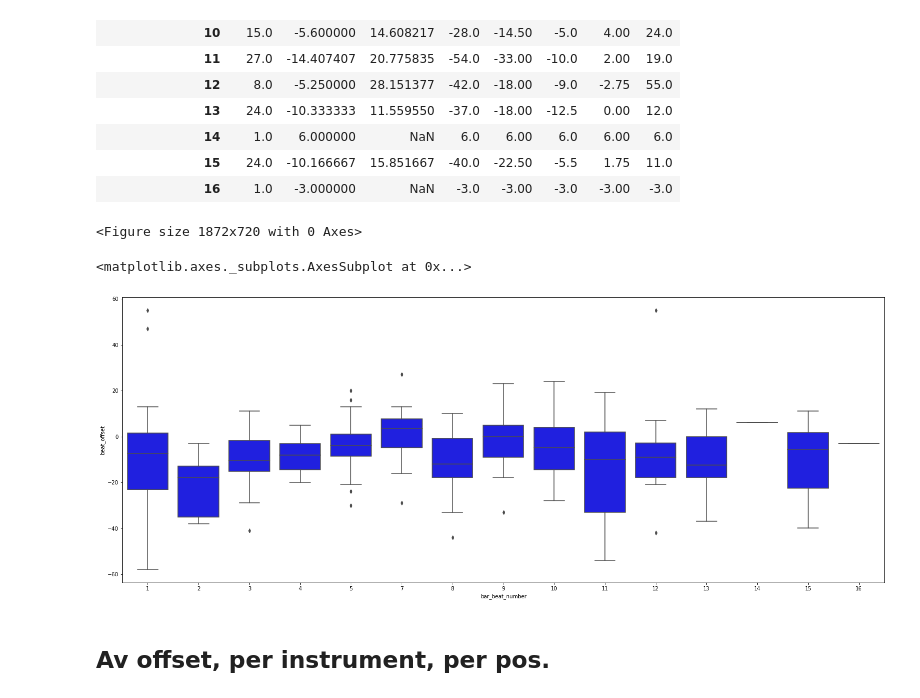
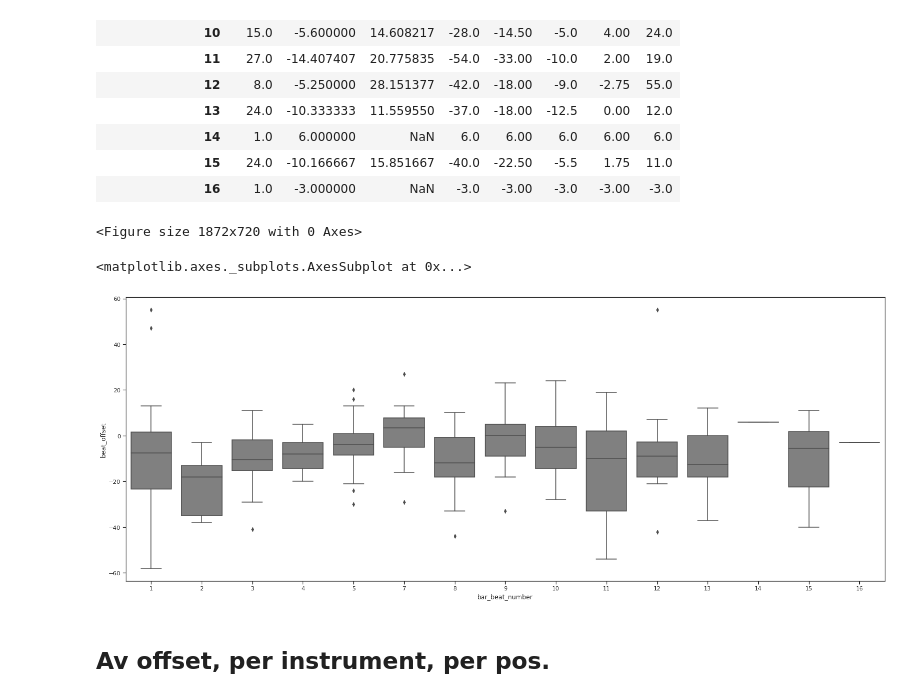
Before and after one commit to curtiscu/LYIT, a Jupyter notebook: LoadAllTheThings.ipynb, the cells around one changed output. Cells and saved outputs as stored; diff of their text form; code cells hidden in the pictures.

```diff
--- a/LoadAllTheThings.ipynb
+++ b/LoadAllTheThings.ipynb
@@ -204,9 +204,13 @@ data for: /content/drive/My Drive/groove-v1.0.0-midionly/groove/drummer8/eval_se
 # Pick out a file
 # %%
 # experimenting on a single file here ...
-key = '/content/drive/My Drive/groove-v1.0.0-midionly/groove/drummer1/eval_session/1_funk-groove1_138_beat_4-4.mid'
+key1 = '/content/drive/My Drive/groove-v1.0.0-midionly/groove/drummer1/eval_session/1_funk-groove1_138_beat_4-4.mid'
+key2 = '/content/drive/My Drive/groove-v1.0.0-midionly/groove/drummer5/eval_session/1_funk-groove1_138_beat_4-4.mid'
 
-test_data = all_drummer_data[key]
+
+test_data = all_drummer_data[key1]
 df1 = test_data.tight_df.copy()
+
+df2 = test_data = all_drummer_data[key2].tight_df.copy()
 # %%
 df1.head()
@@ -333,14 +446,15 @@ df1['beat_offset'].groupby([df1['bar_beat_number']]).describe()
 # %%
 plt.figure(figsize=(26, 10))
 sns.boxplot(y='beat_offset', x='bar_beat_number',
-                 data=df1,
-            color='blue')
-                 #palette="colorblind")
-                 #hue='note')
+            data=df1,
+            color='grey')
+            #color='blue')
+            #palette="colorblind")
+            #hue='note')
 # %% [output]
 <Figure size 1872x720 with 0 Axes>
 <matplotlib.axes._subplots.AxesSubplot at 0x...>
-[figure, old version]
+[figure, new version]
 # %% [markdown]
 ## Av offset, per instrument, per pos.
 # %%
```
Also changed, not shown: parts of 16 cells of this notebook.
